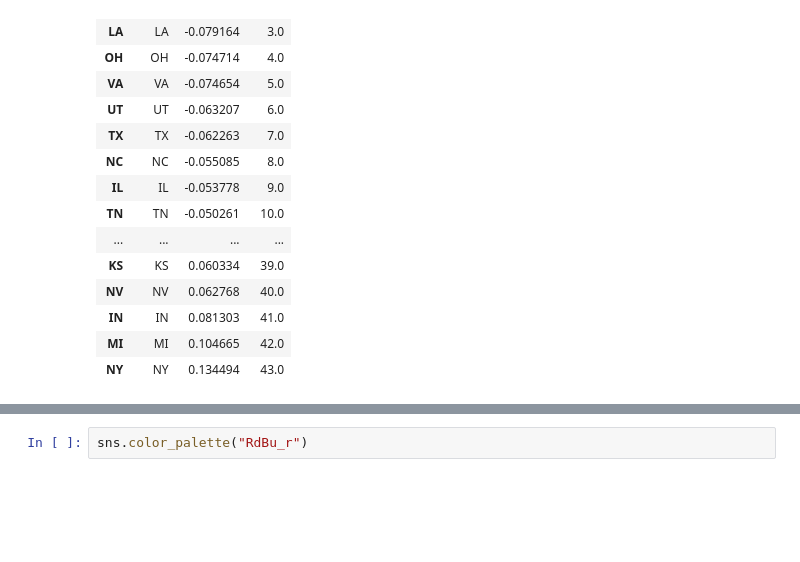
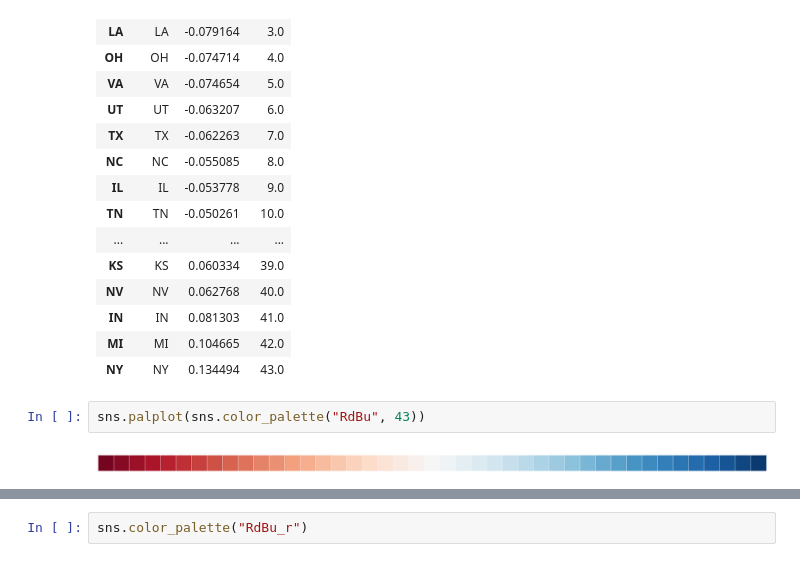
Before and after one commit to oliviaguest/redistrict, a Jupyter notebook: notebooks/Demo for Regression.ipynb, the cells around one changed output, grey strips where cells are left out. Drawn from its saved outputs; the diff is of its cells as text; blank space fills up the shorter version.

```diff
--- a/notebooks/Demo for Regression.ipynb
+++ b/notebooks/Demo for Regression.ipynb
@@ -167,3 +169,7 @@ residuals_df.sort_values('Residuals')[['State', 'Residuals', 'Rank']]
 | IN | IN | 0.081303 | 41.0 |
 | MI | MI | 0.104665 | 42.0 |
 | NY | NY | 0.134494 | 43.0 |
+# %%
+sns.palplot(sns.color_palette("RdBu", 43))
+# %% [output]
+[figure, added]
```
Also changed, not shown: parts of 10 cells of this notebook, 1 other file.
